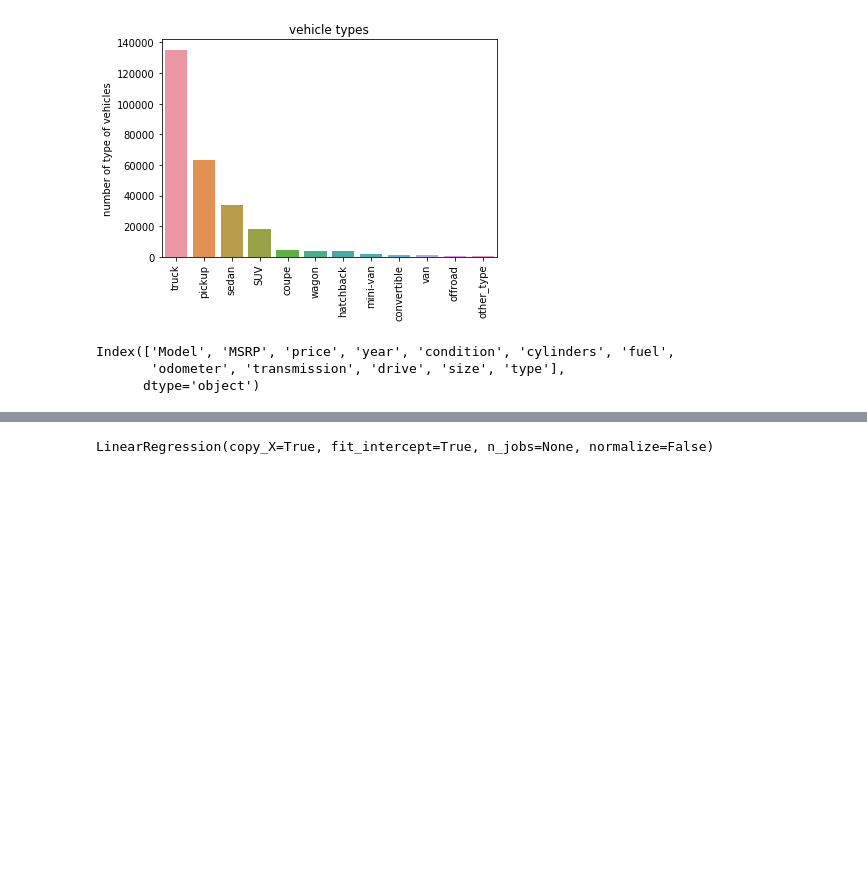
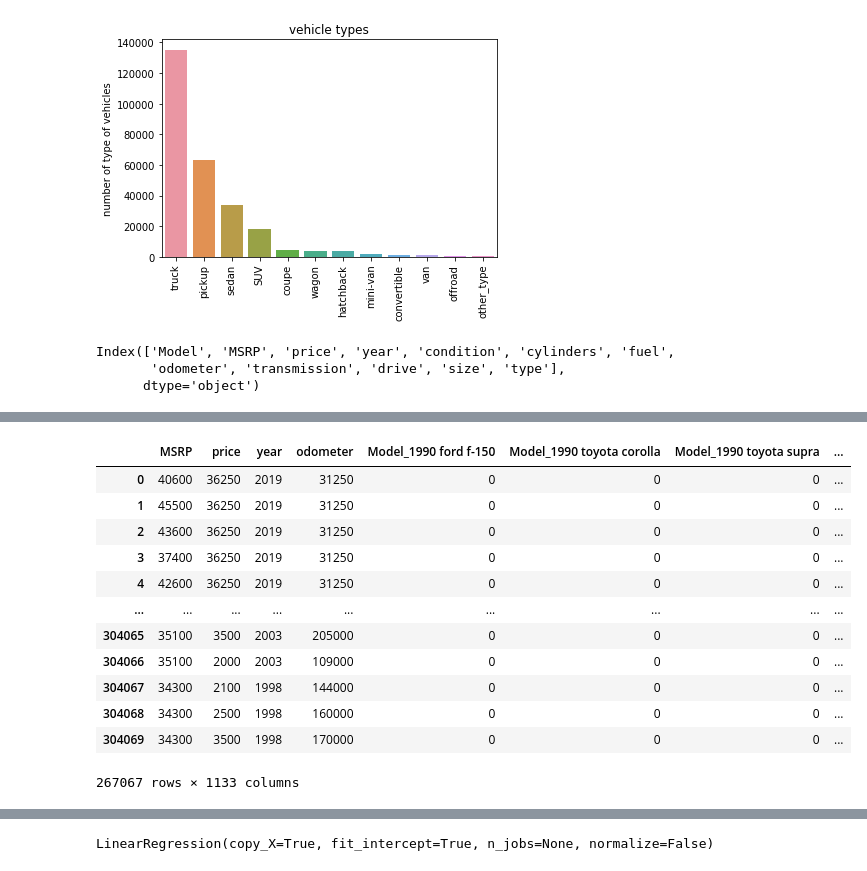
Before and after one commit to ryanpaik/Springboard, a Jupyter notebook: Used_Cars_Data_Wrangling.ipynb, the cells around one changed output, grey strips where cells are left out. Saved outputs shown, nothing was run; the diff lists cells and outputs as text; code cells hidden in the pictures; blank space fills up the shorter version.

```diff
--- a/Used_Cars_Data_Wrangling.ipynb
+++ b/Used_Cars_Data_Wrangling.ipynb
@@ -832,8 +833,8 @@ Index(['Model', 'MSRP', 'price', 'year', 'condition', 'cylinders', 'fuel',
        'odometer', 'transmission', 'drive', 'size', 'type'],
       dtype='object')
 # %%
-dummy = ['MSRP', 'year', 'condition', 'cylinders', 'fuel',
-       'odometer', 'transmission', 'drive', 'size', 'type']
+dummy = ['Model', 'condition', 'cylinders', 'fuel',
+        'transmission', 'drive', 'size', 'type']
 # %%
 new_X = full[dummy]
 # %%
@@ -840,0 +846,3 @@ new_X = pd.get_dummies(new_X)
+# %%
+test_data = pd.concat([full, new_X], axis=1)
+test_data.head()
@@ -840,0 +857,18 @@ new_X = pd.get_dummies(new_X)
+# %%
+test_data = test_data.drop(columns=['Model', 'condition', 'cylinders', 'fuel',
+        'transmission', 'drive', 'size', 'type'])
+test_data
+# %% [output]
+|  | MSRP | price | year | odometer | Model_1990 ford f-150 | Model_1990 toyota corolla | Model_1990 toyota supra | ... |
+| 0 | 40600 | 36250 | 2019 | 31250 | 0 | 0 | 0 | ... |
+| 1 | 45500 | 36250 | 2019 | 31250 | 0 | 0 | 0 | ... |
+| 2 | 43600 | 36250 | 2019 | 31250 | 0 | 0 | 0 | ... |
+| 3 | 37400 | 36250 | 2019 | 31250 | 0 | 0 | 0 | ... |
+| 4 | 42600 | 36250 | 2019 | 31250 | 0 | 0 | 0 | ... |
+| ... | ... | ... | ... | ... | ... | ... | ... | ... |
+| 304065 | 35100 | 3500 | 2003 | 205000 | 0 | 0 | 0 | ... |
+| 304066 | 35100 | 2000 | 2003 | 109000 | 0 | 0 | 0 | ... |
+| 304067 | 34300 | 2100 | 1998 | 144000 | 0 | 0 | 0 | ... |
+| 304068 | 34300 | 2500 | 1998 | 160000 | 0 | 0 | 0 | ... |
+| 304069 | 34300 | 3500 | 1998 | 170000 | 0 | 0 | 0 | ... |
+267067 rows × 1133 columns
```
Also changed, not shown: parts of 17 cells of this notebook.
